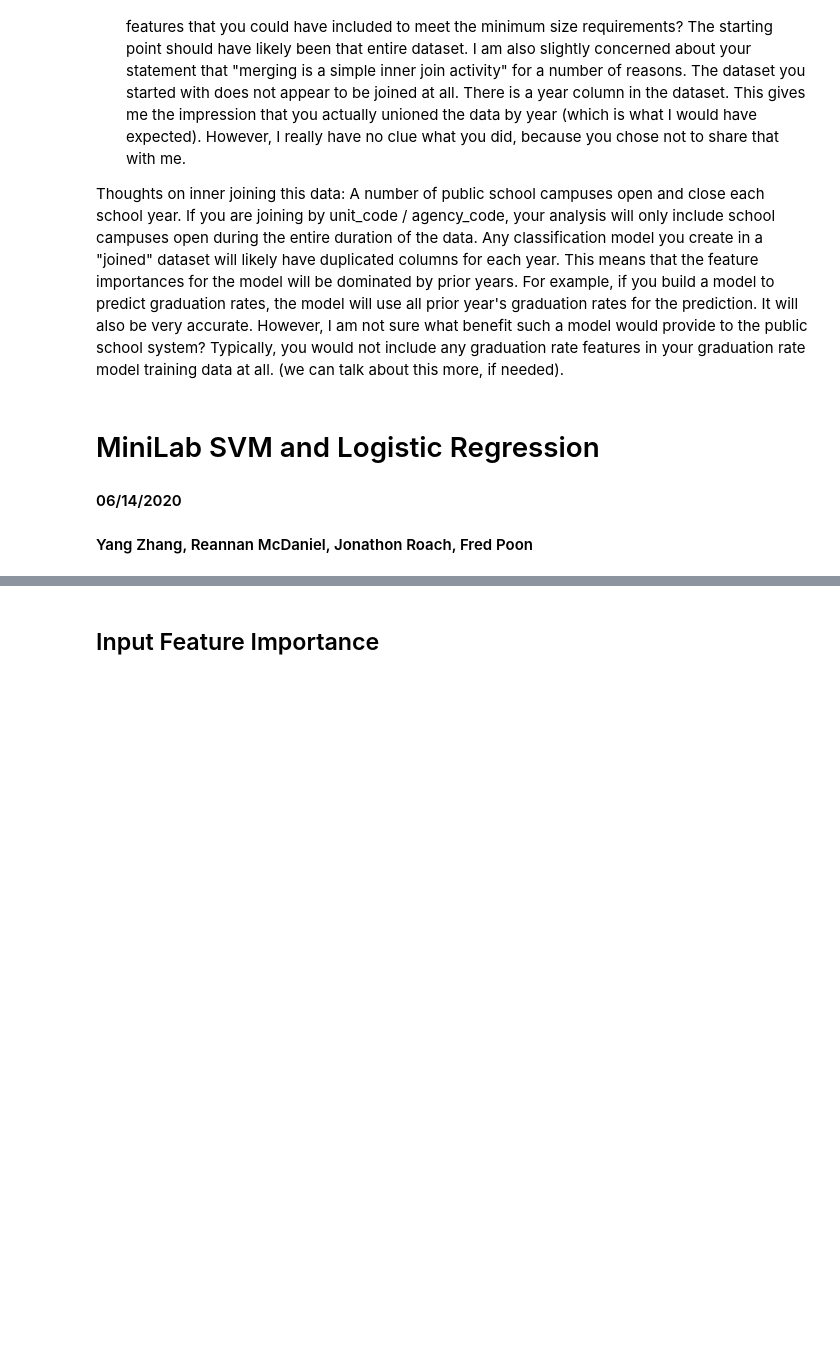
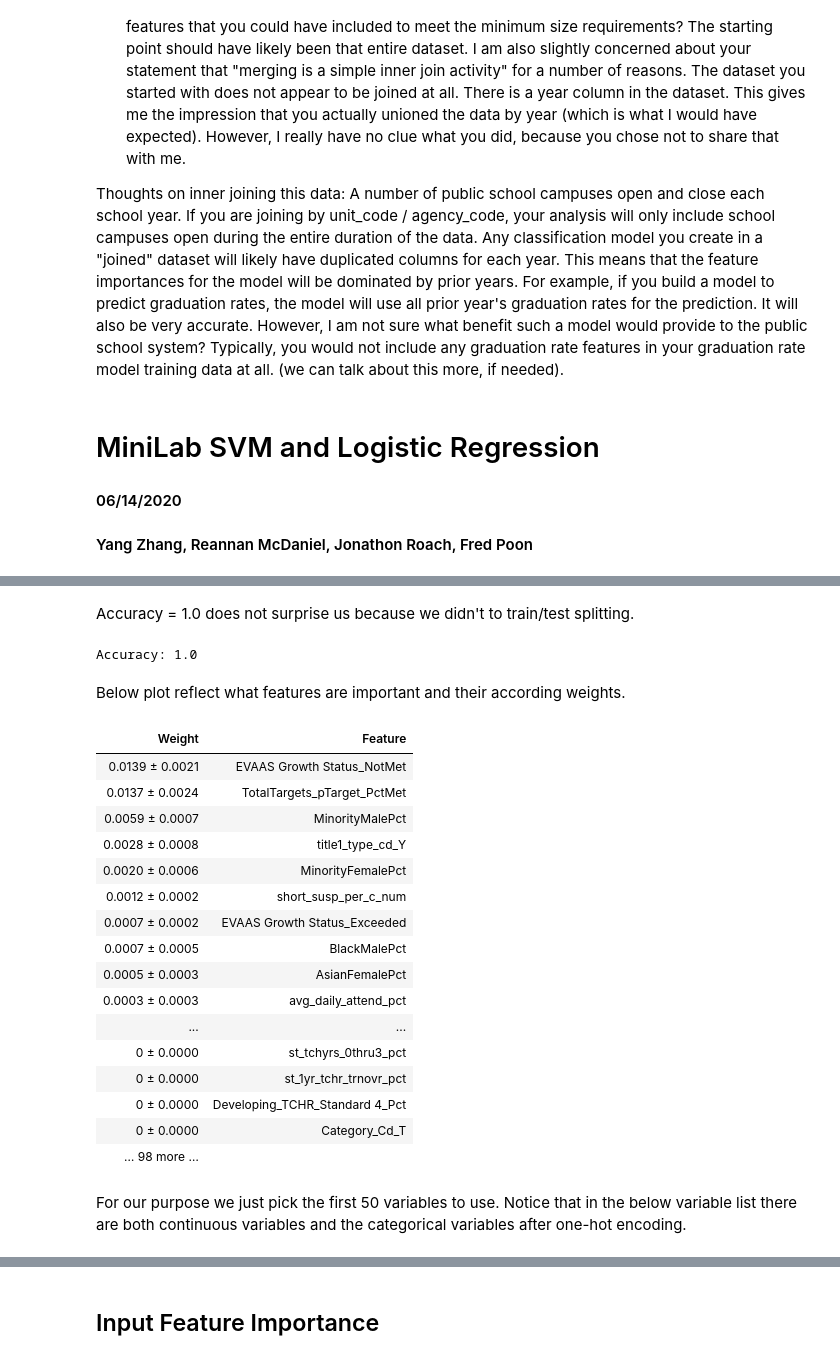
Before and after one commit to fredpoon/ds_7331_jyrf_eda, a Jupyter notebook: minilab_jyrf_draft.ipynb, the cells around one changed output, grey strips where cells are left out. Drawn from its saved outputs; the diff is of its cells as text; code cells hidden in the pictures; blank space fills up the shorter version.

```diff
--- a/minilab_jyrf_draft.ipynb
+++ b/minilab_jyrf_draft.ipynb
@@ -30,0 +158,6 @@ Typically, you would not include any graduation rate features in your graduation
+# %%
+# Random Forest apply to X with all variables
+from sklearn.ensemble import RandomForestClassifier
+clfa=RandomForestClassifier(n_estimators=100)
+clfa.fit(schoolData,schoolData_SPG)
+y_pred=clfa.predict(schoolData)
@@ -30,0 +173,34 @@ Typically, you would not include any graduation rate features in your graduation
+# %% [markdown]
+Accuracy = 1.0 does not surprise us because we didn't to train/test splitting.
+# %%
+from sklearn import metrics
+print("Accuracy:",metrics.accuracy_score(schoolData_SPG, y_pred))
+# %% [output]
+Accuracy: 1.0
+# %% [markdown]
+Below plot reflect what features are important and their according weights.
+# %%
+import eli5
+from eli5.sklearn import PermutationImportance
+perm = PermutationImportance(clfa, random_state=1).fit(schoolData,schoolData_SPG)
+eli5.show_weights(perm, feature_names = schoolData.columns.tolist(), top=50)
+# %% [output]
+| Weight | Feature |
+| 0.0139 ± 0.0021 | EVAAS Growth Status_NotMet |
+| 0.0137 ± 0.0024 | TotalTargets_pTarget_PctMet |
+| 0.0059 ± 0.0007 | MinorityMalePct |
+| 0.0028 ± 0.0008 | title1_type_cd_Y |
+| 0.0020 ± 0.0006 | MinorityFemalePct |
+| 0.0012 ± 0.0002 | short_susp_per_c_num |
+| 0.0007 ± 0.0002 | EVAAS Growth Status_Exceeded |
+| 0.0007 ± 0.0005 | BlackMalePct |
+| 0.0005 ± 0.0003 | AsianFemalePct |
+| 0.0003 ± 0.0003 | avg_daily_attend_pct |
+| ... | ... |
+| 0 ± 0.0000 | st_tchyrs_0thru3_pct |
+| 0 ± 0.0000 | st_1yr_tchr_trnovr_pct |
+| 0 ± 0.0000 | Developing_TCHR_Standard 4_Pct |
+| 0 ± 0.0000 | Category_Cd_T |
+| … 98 more … |  |
+# %% [markdown]
+For our purpose we just pick the first 50 variables to use. Notice that in the below variable list there are both continuous variables and the categorical variables after one-hot encoding.
```
Also changed, not shown: parts of 31 cells of this notebook.
